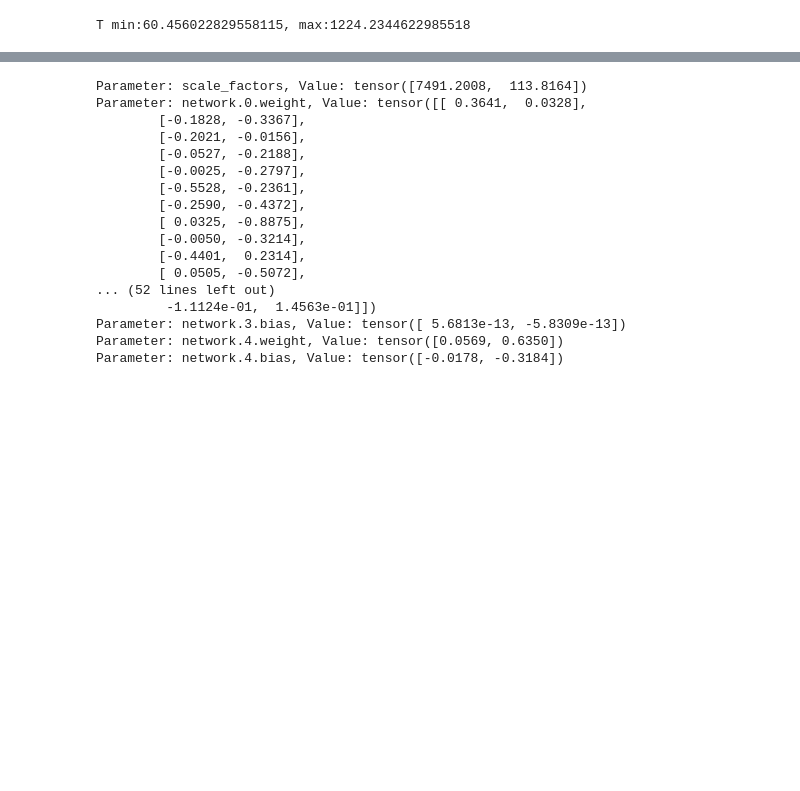
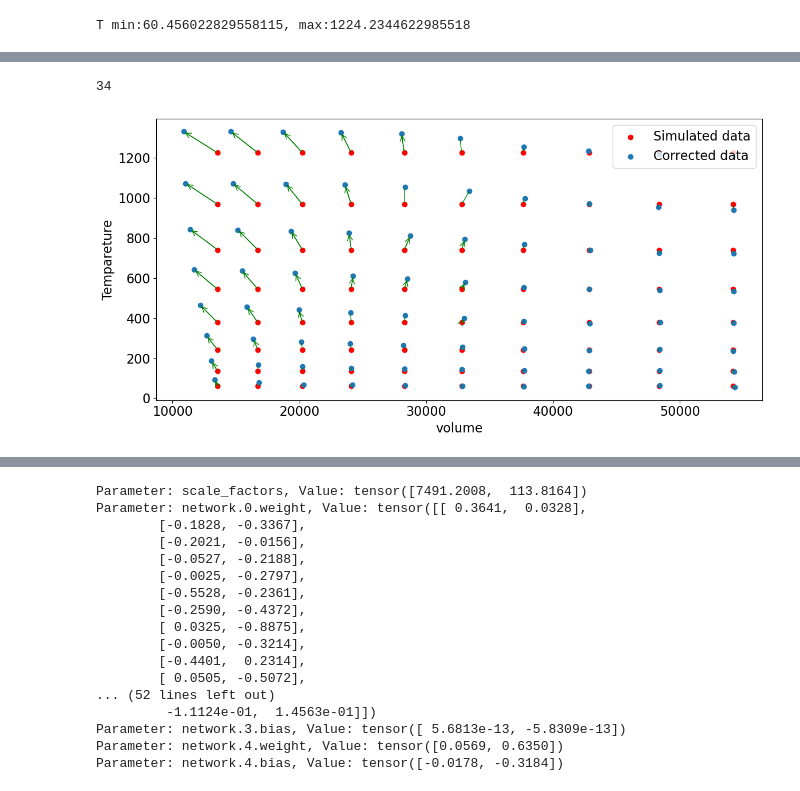
Before and after one commit to daryabiparva9/idealGasLawSim, a Jupyter notebook: src/tutorAI.ipynb, the cells around one changed output, grey strips where cells are left out. Cells and saved outputs as stored; diff of their text form; code cells hidden in the pictures; blank space fills up the shorter version.

```diff
--- a/src/tutorAI.ipynb
+++ b/src/tutorAI.ipynb
@@ -206,0 +244,5 @@ def train(model, dataloader, epochs=300):
+# %%
+correction_network = CorrectionNetwork()
+combined_model = CombinedModel(ideal_gas_model=m2, correction_network=correction_network)
+combined_model.load_state_dict(torch.load('finalcombined.pth'))
+combined_model.eval()
@@ -237,0 +277,44 @@ with torch.no_grad():
+# %%
+
+with torch.no_grad():
+    pressure_predicted_combined = combined_model(X_train)[0]
+    pressure_more_data = combined_model(result_cartesian)[0]
+    pressure_predicted_combined = pressure_predicted_combined.numpy()
+    pressure_predicted_combined_moredata = pressure_more_data.numpy()
+    pressure_predicted_idealgas = m2(X_train).numpy()
+
+    pressure_predicted_idealgas_moredata = m2(result_cartesian).numpy()
+    corrected_input = combined_model(X_train)[2]
+    correction = combined_model(X_train)[1]
+# %%
+corrected_index = correction[:,0].abs()>100
+# %%
+X_train_corrected = X_train[corrected_index]
+corrected_input_selected = corrected_input[corrected_index]
+# %%
+len(X_train_corrected)
+# %% [output]
+34
+# %%
+plt.figure(figsize=(12,6))
+plt.rcParams['font.size'] = 16
+plt.scatter(X_train[:-40,0], X_train[:-40,1], color='red',label='Simulated data')
+# plt.scatter(corrected_input[:,0], corrected_input[:,1])
+for i in range(len(X_train_corrected)-5):
+    plt.annotate('', xytext=(X_train_corrected[i, 0], X_train_corrected[i, 1]),
+              xy=(corrected_input_selected[i, 0], corrected_input_selected[i, 1]),
+            arrowprops=dict(arrowstyle='->', color='green', lw=1.0))
+
+for i in range(len(X_train)-40):
+    plt.annotate('', xytext=(X_train[i, 0], X_train[i, 1]),
+              xy=(corrected_input[i, 0], corrected_input[i, 1]),
+            arrowprops=dict(arrowstyle='-', color='green', lw=1.0))
+plt.scatter(corrected_input[:-40,0], corrected_input[:-40,1], label='Corrected data')
+plt.xlabel('volume')
+plt.ylabel('Tempareture')
+plt.legend()
+plt.tight_layout()
+plt.savefig('idealgasdata_changed.pdf', dpi=1500, format='pdf')
+plt.show()
+# %% [output]
+[figure, added]
```
Also changed, not shown: parts of 27 cells of this notebook, 21 other files.
